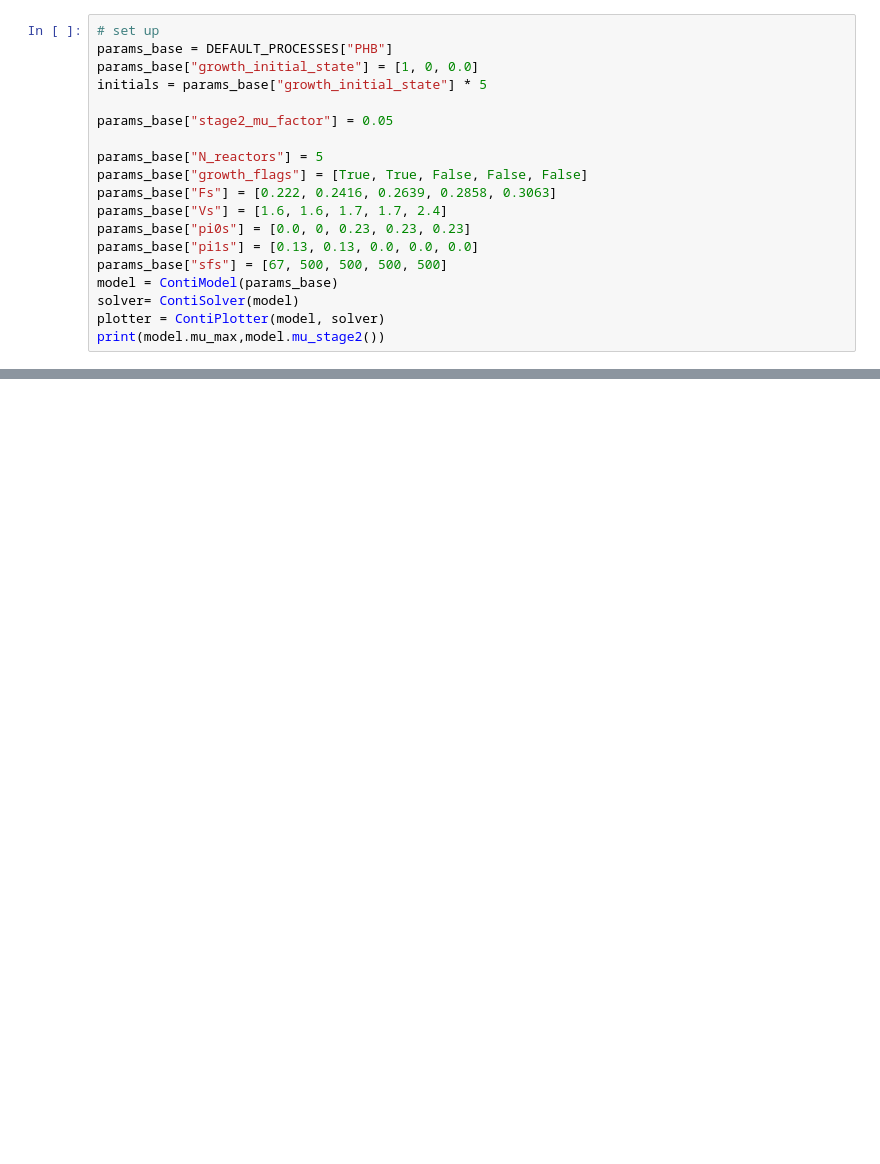
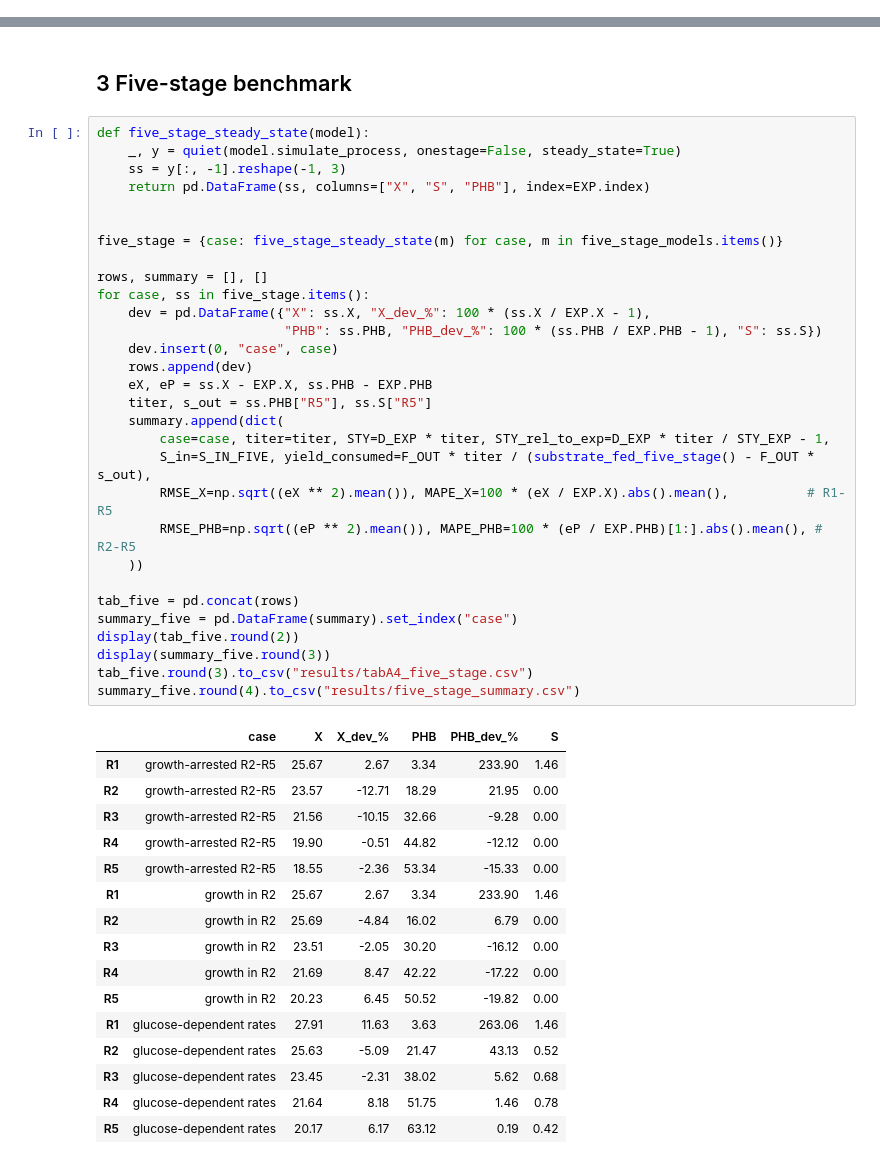
Before and after one commit to acgraf/ContiDesigner, a Jupyter notebook: case_studies/PHB/phb.ipynb, the cells around one changed output, grey strips where cells are left out. Drawn from its saved outputs; the diff is of its cells as text; blank space fills up the shorter version.

Commit message:
optmsp implementation, case studies cleanup

```diff
--- a/case_studies/PHB/phb.ipynb
+++ b/case_studies/PHB/phb.ipynb
@@ -13,19 +0,0 @@ DEFAULT_PROCESSES = ContiDesigner.DEFAULT_PROCESSES
-# %%
-# set up
-params_base = DEFAULT_PROCESSES["PHB"]
-params_base["growth_initial_state"] = [1, 0, 0.0]
-initials = params_base["growth_initial_state"] * 5
-
-params_base["stage2_mu_factor"] = 0.05
-
-params_base["N_reactors"] = 5
-params_base["growth_flags"] = [True, True, False, False, False]
-params_base["Fs"] = [0.222, 0.2416, 0.2639, 0.2858, 0.3063]
-params_base["Vs"] = [1.6, 1.6, 1.7, 1.7, 2.4]
-params_base["pi0s"] = [0.0, 0, 0.23, 0.23, 0.23]
-params_base["pi1s"] = [0.13, 0.13, 0.0, 0.0, 0.0]
-params_base["sfs"] = [67, 500, 500, 500, 500]
-model = ContiModel(params_base)
-solver= ContiSolver(model)
-plotter = ContiPlotter(model, solver)
-print(model.mu_max,model.mu_stage2())
@@ -33,0 +120,49 @@ print(model.mu_max,model.mu_stage2())
+# %% [markdown]
+## 3 Five-stage benchmark
+# %%
+def five_stage_steady_state(model):
+    _, y = quiet(model.simulate_process, onestage=False, steady_state=True)
+    ss = y[:, -1].reshape(-1, 3)
+    return pd.DataFrame(ss, columns=["X", "S", "PHB"], index=EXP.index)
+
+
+five_stage = {case: five_stage_steady_state(m) for case, m in five_stage_models.items()}
+
+rows, summary = [], []
+for case, ss in five_stage.items():
+    dev = pd.DataFrame({"X": ss.X, "X_dev_%": 100 * (ss.X / EXP.X - 1),
+                        "PHB": ss.PHB, "PHB_dev_%": 100 * (ss.PHB / EXP.PHB - 1), "S": ss.S})
+    dev.insert(0, "case", case)
+    rows.append(dev)
+    eX, eP = ss.X - EXP.X, ss.PHB - EXP.PHB
+    titer, s_out = ss.PHB["R5"], ss.S["R5"]
+    summary.append(dict(
+        case=case, titer=titer, STY=D_EXP * titer, STY_rel_to_exp=D_EXP * titer / STY_EXP - 1,
+        S_in=S_IN_FIVE, yield_consumed=F_OUT * titer / (substrate_fed_five_stage() - F_OUT * s_out),
+        RMSE_X=np.sqrt((eX ** 2).mean()), MAPE_X=100 * (eX / EXP.X).abs().mean(),          # R1-R5
+        RMSE_PHB=np.sqrt((eP ** 2).mean()), MAPE_PHB=100 * (eP / EXP.PHB)[1:].abs().mean(), # R2-R5
+    ))
+
+tab_five = pd.concat(rows)
+summary_five = pd.DataFrame(summary).set_index("case")
+display(tab_five.round(2))
+display(summary_five.round(3))
+tab_five.round(3).to_csv("results/tabA4_five_stage.csv")
+summary_five.round(4).to_csv("results/five_stage_summary.csv")
+# %% [output]
+|  | case | X | X_dev_% | PHB | PHB_dev_% | S |
+| R1 | growth-arrested R2-R5 | 25.67 | 2.67 | 3.34 | 233.90 | 1.46 |
+| R2 | growth-arrested R2-R5 | 23.57 | -12.71 | 18.29 | 21.95 | 0.00 |
+| R3 | growth-arrested R2-R5 | 21.56 | -10.15 | 32.66 | -9.28 | 0.00 |
+| R4 | growth-arrested R2-R5 | 19.90 | -0.51 | 44.82 | -12.12 | 0.00 |
+| R5 | growth-arrested R2-R5 | 18.55 | -2.36 | 53.34 | -15.33 | 0.00 |
+| R1 | growth in R2 | 25.67 | 2.67 | 3.34 | 233.90 | 1.46 |
+| R2 | growth in R2 | 25.69 | -4.84 | 16.02 | 6.79 | 0.00 |
+| R3 | growth in R2 | 23.51 | -2.05 | 30.20 | -16.12 | 0.00 |
+| R4 | growth in R2 | 21.69 | 8.47 | 42.22 | -17.22 | 0.00 |
+| R5 | growth in R2 | 20.23 | 6.45 | 50.52 | -19.82 | 0.00 |
+| R1 | glucose-dependent rates | 27.91 | 11.63 | 3.63 | 263.06 | 1.46 |
+| R2 | glucose-dependent rates | 25.63 | -5.09 | 21.47 | 43.13 | 0.52 |
+| R3 | glucose-dependent rates | 23.45 | -2.31 | 38.02 | 5.62 | 0.68 |
+| R4 | glucose-dependent rates | 21.64 | 8.18 | 51.75 | 1.46 | 0.78 |
+| R5 | glucose-dependent rates | 20.17 | 6.17 | 63.12 | 0.19 | 0.42 |
```
Also changed, not shown: parts of 30 cells of this notebook, 51 other files.
